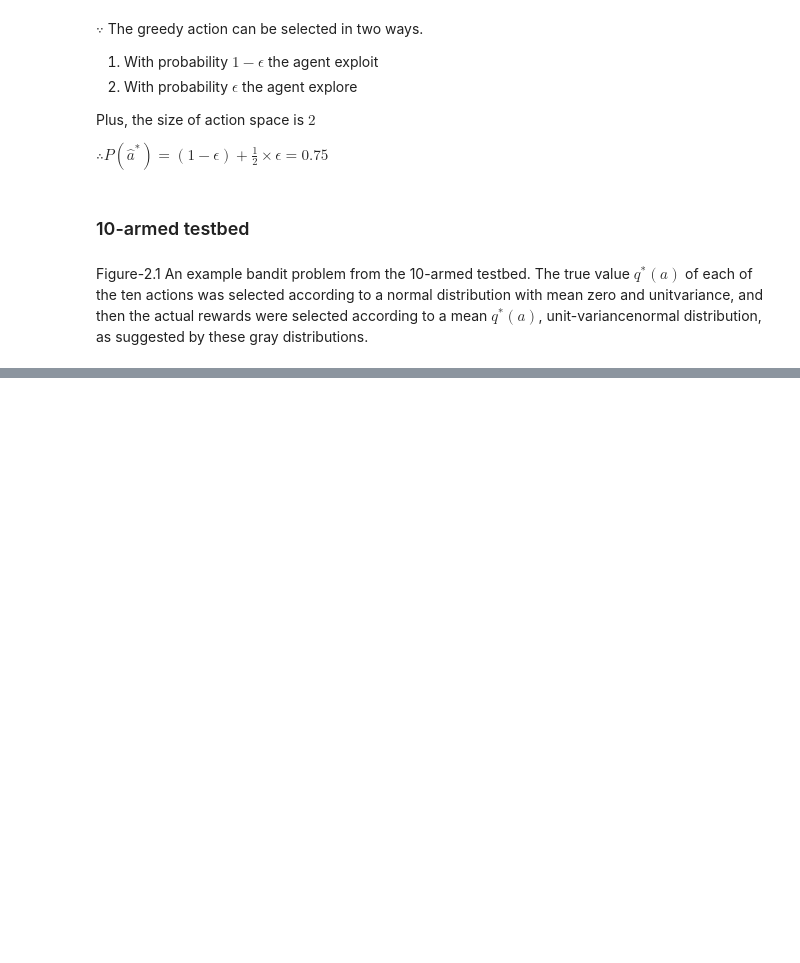
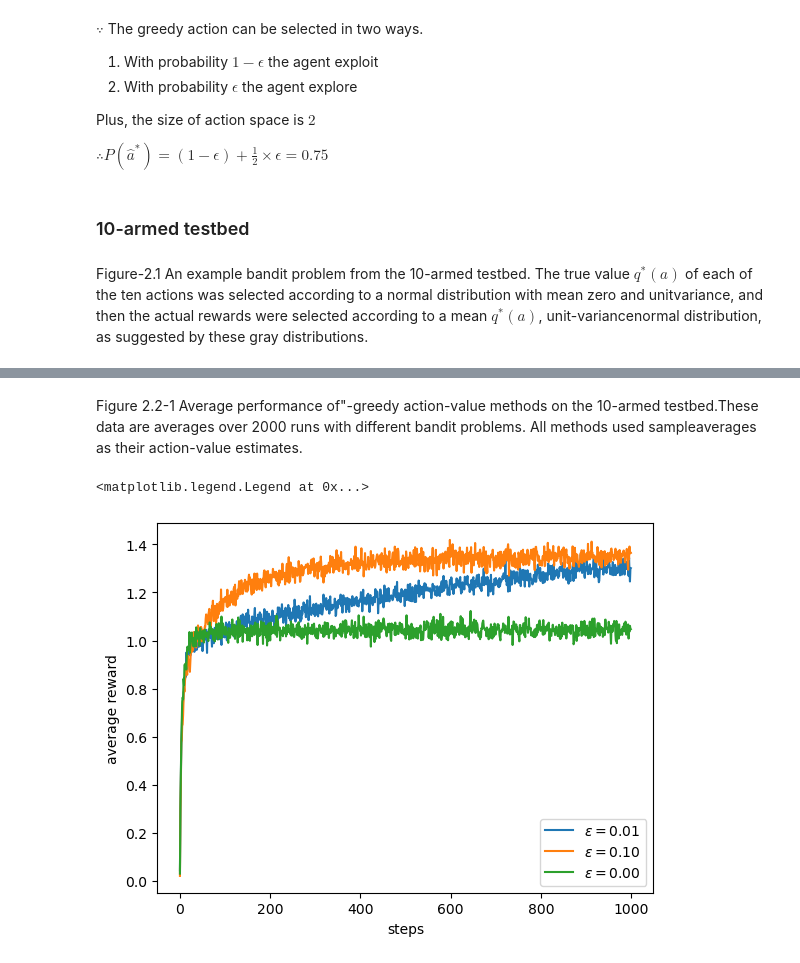
Before and after one commit to Romeo-CC/RL_2020_sutton_reading_notes, a Jupyter notebook: chapter_2.ipynb, the cells around one changed output, grey strips where cells are left out. Saved outputs shown, nothing was run; the diff lists cells and outputs as text; code cells hidden in the pictures; blank space fills up the shorter version.

Commit message:
add epsilon-greedy experimenet

```diff
--- a/chapter_2.ipynb
+++ b/chapter_2.ipynb
@@ -258,0 +257,22 @@ from utils.bandit import Bandit, simulate
+# %% [markdown]
+Figure 2.2-1 Average performance of"-greedy action-value methods on the 10-armed testbed.These data are averages over 2000 runs with different bandit problems. All methods used sampleaverages as their action-value estimates.
+# %%
+runs = 2000
+time = 1000
+
+from utils.bandit import Naive_Bandit as Bandit, simulate
+
+epsilons = [0.01, 0.1, 0.0]
+bandits = [Bandit(epsilon=epsilon) for epsilon in epsilons]
+
+best_action_counts, rewards = simulate(runs, time, bandits)
+
+for eps, rewards in zip(epsilons, rewards):
+    plt.plot(rewards, label='$ \epsilon = %.02f $' % (eps))
+
+plt.xlabel('steps')
+plt.ylabel('average reward')
+plt.legend()
+# %% [output]
+<matplotlib.legend.Legend at 0x...>
+[figure, added]
```
Also changed, not shown: parts of 4 cells of this notebook, 1 other file.
